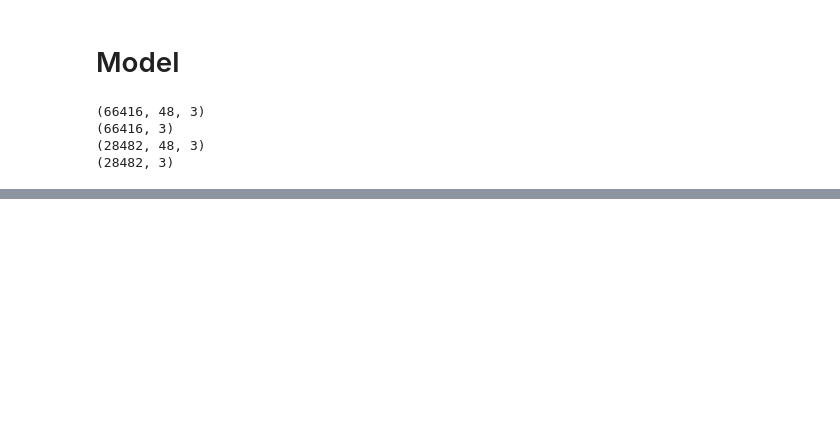
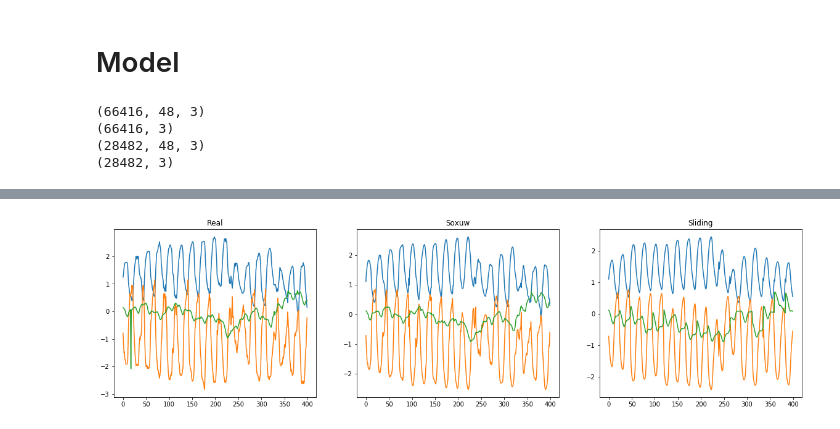
Before and after one commit to agayev169/weather_forecast, a Jupyter notebook: lstm_weather.ipynb, the cells around one changed output, grey strips where cells are left out. Cells and saved outputs as stored; diff of their text form; code cells hidden in the pictures; blank space fills up the shorter version.

```diff
--- a/lstm_weather.ipynb
+++ b/lstm_weather.ipynb
@@ -298,7 +320,7 @@ for i in range(LSTM_LAYERS):
 for i in range(FC_LAYERS):
     model.add(Dense(FC_UNITS, activation='tanh'))
 
-model.add(Dense(OUTPUT_DIM, activation='tanh'))
+model.add(Dense(OUTPUT_DIM, activation='linear'))
 model.compile(optimizer='adam', loss='mean_absolute_error', metrics=['accuracy'])
-model.fit(train_x, train_y, epochs=7, batch_size=BATCH_SIZE, validation_data=(val_x, val_y))
+model.fit(train_x, train_y, epochs=50, batch_size=BATCH_SIZE, validation_data=(val_x, val_y))
 # model.fit(train_x, new_train_y, epochs = 20, batch_size=32, validation_data=(val_x, new_val_y), callbacks=[tensorboard])
@@ -321,22 +382,24 @@ for i in range(int(test_length / TO_PREDICT)):
 # %%
 plt.figure(figsize=(20, 5))
 
 plt.subplot(1, 3, 1)
 plt.plot(val_y[:400])
 plt.title("Real")
-plt.ylim(0, 1)
+# plt.ylim(0, 1)
 
 plt.subplot(1, 3, 2)
 plt.plot(output1[:400])
 plt.title("Soxuw")
-plt.ylim(0, 1)
+# plt.ylim(0, 1)
 
 plt.subplot(1, 3, 3)
 plt.plot(output2[:400])
 plt.title("Sliding")
-plt.ylim(0, 1)
+# plt.ylim(0, 1)
 
 plt.show()
+# %% [output]
+[figure, added]
 # %%
 # print(val_y.shape)
 real_temp = []
```
Also changed, not shown: parts of 10 cells of this notebook, 1 other file.
